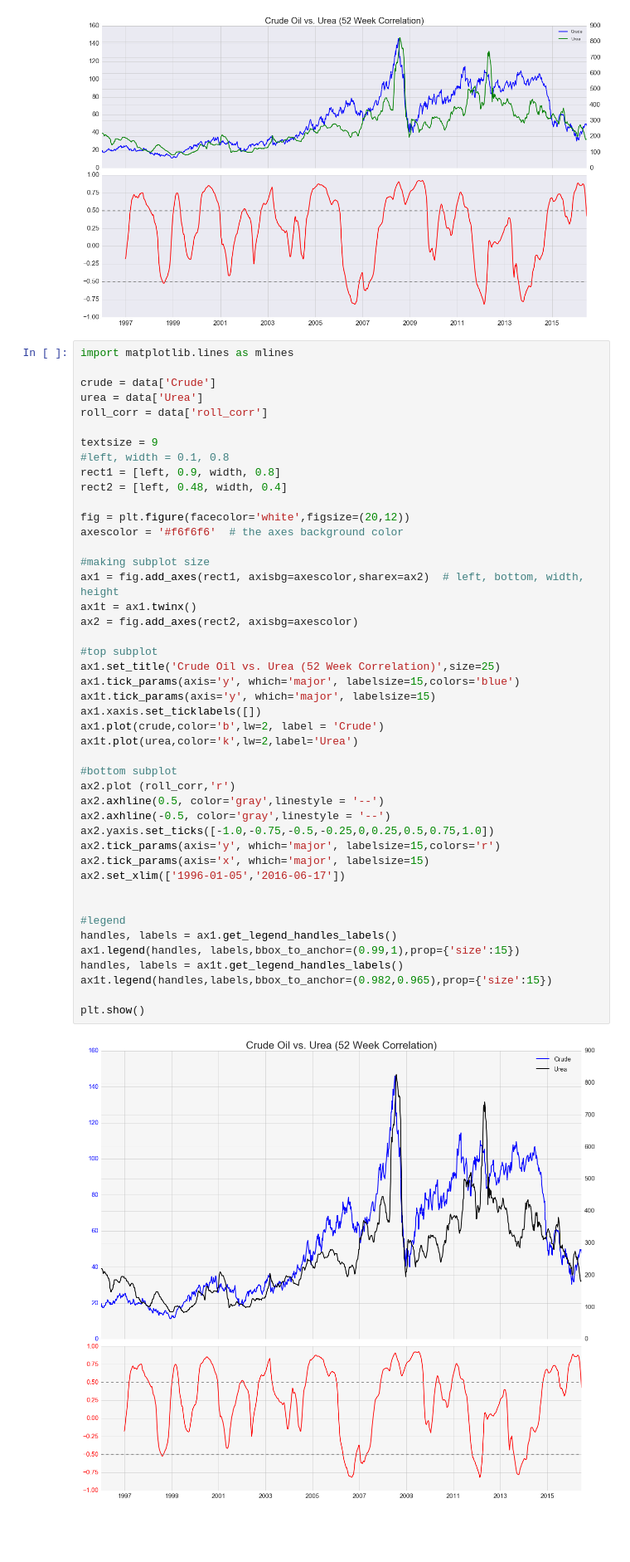
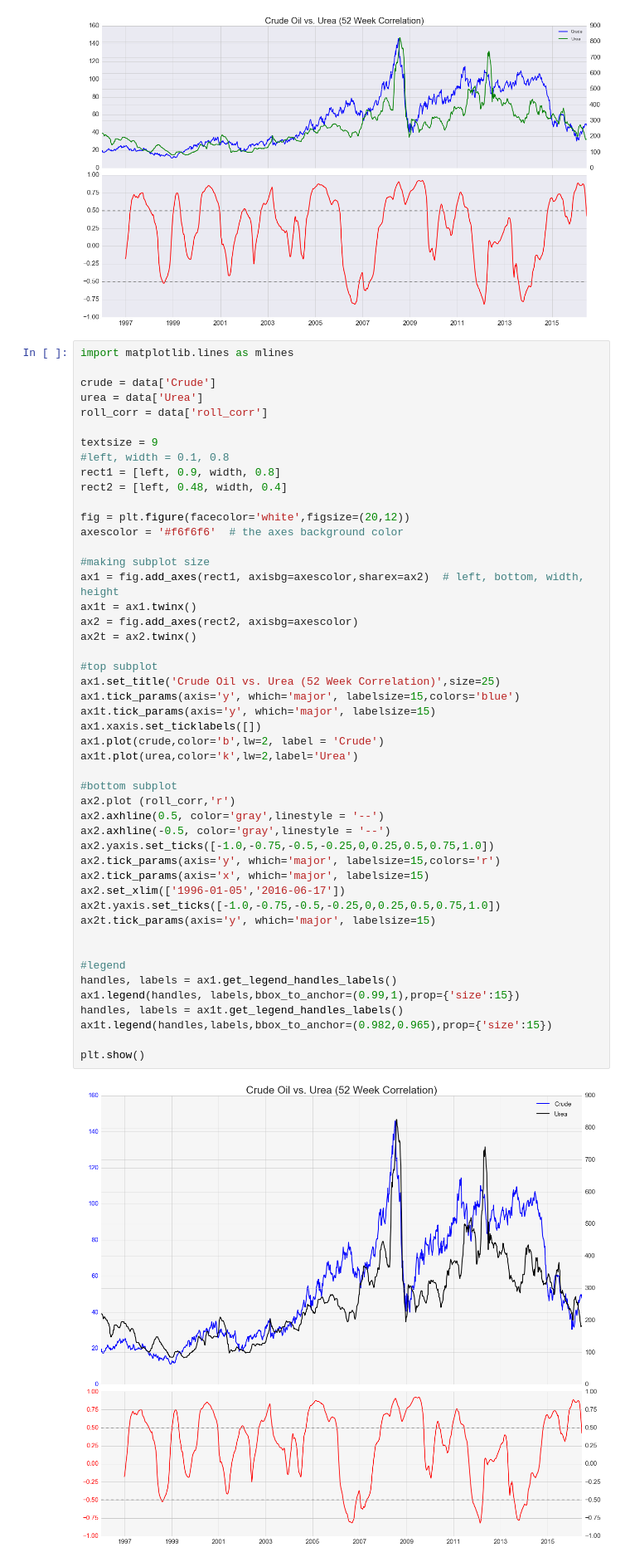
Before and after one commit to stei0792/chspython, a Jupyter notebook: Crude-Urea-Correlation.ipynb, the cells around one changed output. Shown: that part at 83% size. Saved outputs shown, nothing was run; the diff lists cells and outputs as text; blank space fills up the shorter version.

```diff
--- a/Crude-Urea-Correlation.ipynb
+++ b/Crude-Urea-Correlation.ipynb
@@ -120,34 +169,37 @@ axescolor = '#f6f6f6'  # the axes background color
 ax1 = fig.add_axes(rect1, axisbg=axescolor,sharex=ax2)  # left, bottom, width, height
 ax1t = ax1.twinx()
 ax2 = fig.add_axes(rect2, axisbg=axescolor)
+ax2t = ax2.twinx()
 
 #top subplot
 ax1.set_title('Crude Oil vs. Urea (52 Week Correlation)',size=25)
 ax1.tick_params(axis='y', which='major', labelsize=15,colors='blue')
 ax1t.tick_params(axis='y', which='major', labelsize=15)
 ax1.xaxis.set_ticklabels([])
 ax1.plot(crude,color='b',lw=2, label = 'Crude')
 ax1t.plot(urea,color='k',lw=2,label='Urea')
 
 #bottom subplot
 ax2.plot (roll_corr,'r')
 ax2.axhline(0.5, color='gray',linestyle = '--')
 ax2.axhline(-0.5, color='gray',linestyle = '--')
 ax2.yaxis.set_ticks([-1.0,-0.75,-0.5,-0.25,0,0.25,0.5,0.75,1.0])
 ax2.tick_params(axis='y', which='major', labelsize=15,colors='r')
 ax2.tick_params(axis='x', which='major', labelsize=15)
 ax2.set_xlim(['1996-01-05','2016-06-17'])
+ax2t.yaxis.set_ticks([-1.0,-0.75,-0.5,-0.25,0,0.25,0.5,0.75,1.0])
+ax2t.tick_params(axis='y', which='major', labelsize=15)
 
 
 #legend
 handles, labels = ax1.get_legend_handles_labels()
 ax1.legend(handles, labels,bbox_to_anchor=(0.99,1),prop={'size':15})
 handles, labels = ax1t.get_legend_handles_labels()
 ax1t.legend(handles,labels,bbox_to_anchor=(0.982,0.965),prop={'size':15})
 
 plt.show()
 # %% [output]
-[figure, old version]
+[figure, new version]
 # %%
 crude = data['Crude']
 urea = data['Urea']
```
Also changed, not shown: parts of 3 cells of this notebook.
